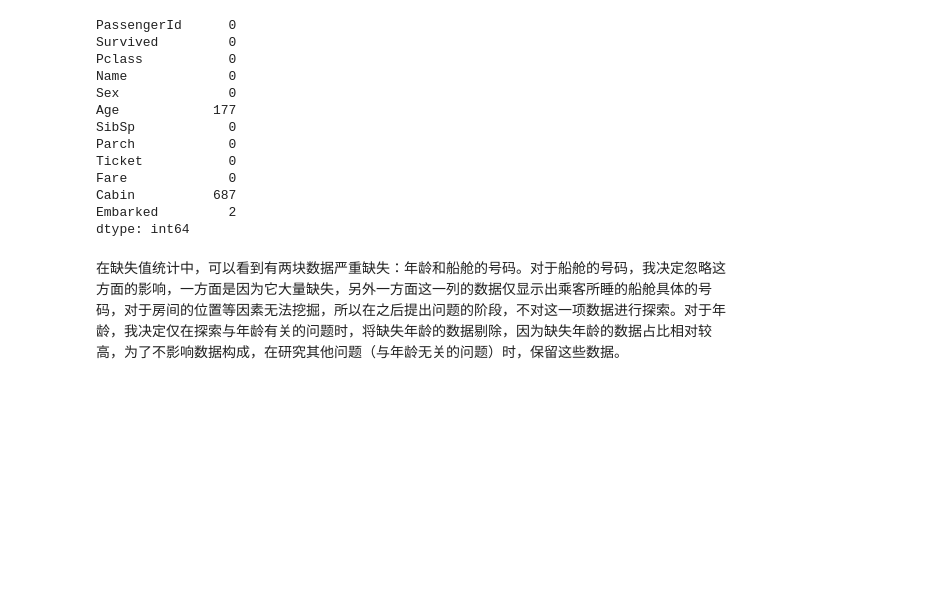
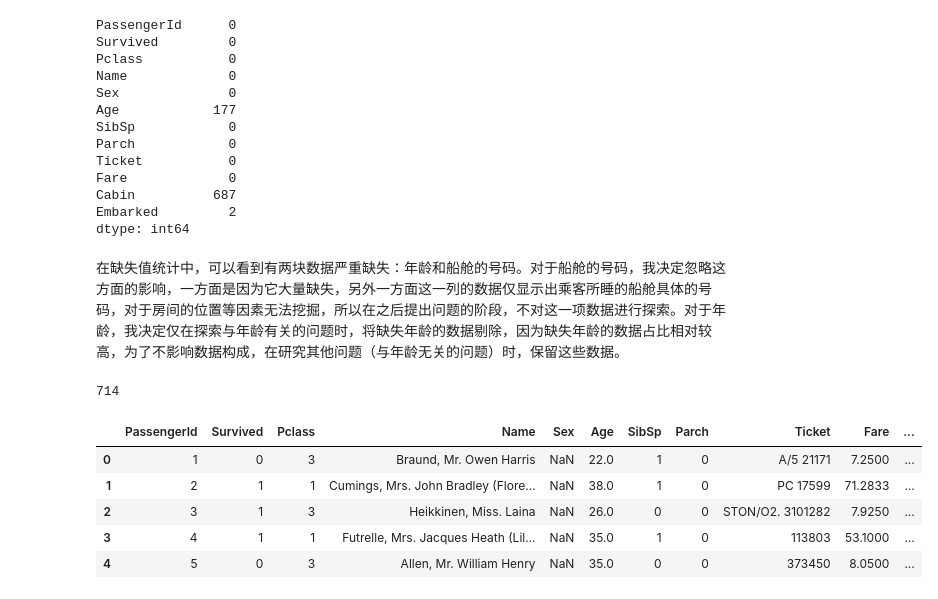
Before and after one commit to NaughtyFlame/Ud_ML, a Jupyter notebook: titanic/titanic_report.ipynb, the cells around one changed output. Saved outputs shown, nothing was run; the diff lists cells and outputs as text; code cells hidden in the pictures; blank space fills up the shorter version.

```diff
--- a/titanic/titanic_report.ipynb
+++ b/titanic/titanic_report.ipynb
@@ -63,3 +66,37 @@ Embarked         2
 dtype: int64
 # %% [markdown]
 在缺失值统计中，可以看到有两块数据严重缺失：年龄和船舱的号码。对于船舱的号码，我决定忽略这方面的影响，一方面是因为它大量缺失，另外一方面这一列的数据仅显示出乘客所睡的船舱具体的号码，对于房间的位置等因素无法挖掘，所以在之后提出问题的阶段，不对这一项数据进行探索。对于年龄，我决定仅在探索与年龄有关的问题时，将缺失年龄的数据剔除，因为缺失年龄的数据占比相对较高，为了不影响数据构成，在研究其他问题（与年龄无关的问题）时，保留这些数据。
+# %%
+# 处理缺失值
+# 对于处理无关年龄的问题，使用远DataFrame，titanic。
+# 对于处理与年龄有关的问题，我将剔除年龄缺失的行。
+
+# Mapping data
+
+# Mapping sex
+# female => 0, male => 1
+mapping_sex = {'female':0, 'male':1}
+titanic['Sex'] = titanic['Sex'].map(mapping_sex)
+
+# Add Colume:
+# FamilySize = SibSp + Parch
+titanic['FamilySize'] = titanic['SibSp'] + titanic['Parch']
+
+# Mapping AgeRange
+age_bins = [0,20,30,40,60,999]
+age_labels = ['20-','20-30','30-40','40-50','60+']
+titanic['AgeRange'] = pd.cut(titanic['Age'], bins=age_bins, labels=age_labels, include_lowest=True)
+
+titanic_without_missing_age = titanic[titanic['Age']>0]
+# 714 = 891 - 177 符合
+
+print len(titanic_without_missing_age)
+titanic.head()
+# %% [output]
+714
+|  | PassengerId | Survived | Pclass | Name | Sex | Age | SibSp | Parch | Ticket | Fare | ... |
+| 0 | 1 | 0 | 3 | Braund, Mr. Owen Harris | NaN | 22.0 | 1 | 0 | A/5 21171 | 7.2500 | ... |
+| 1 | 2 | 1 | 1 | Cumings, Mrs. John Bradley (Flore... | NaN | 38.0 | 1 | 0 | PC 17599 | 71.2833 | ... |
+| 2 | 3 | 1 | 3 | Heikkinen, Miss. Laina | NaN | 26.0 | 0 | 0 | STON/O2. 3101282 | 7.9250 | ... |
+| 3 | 4 | 1 | 1 | Futrelle, Mrs. Jacques Heath (Lil... | NaN | 35.0 | 1 | 0 | 113803 | 53.1000 | ... |
+| 4 | 5 | 0 | 3 | Allen, Mr. William Henry | NaN | 35.0 | 0 | 0 | 373450 | 8.0500 | ... |
```
Also changed, not shown: parts of 10 cells of this notebook.
